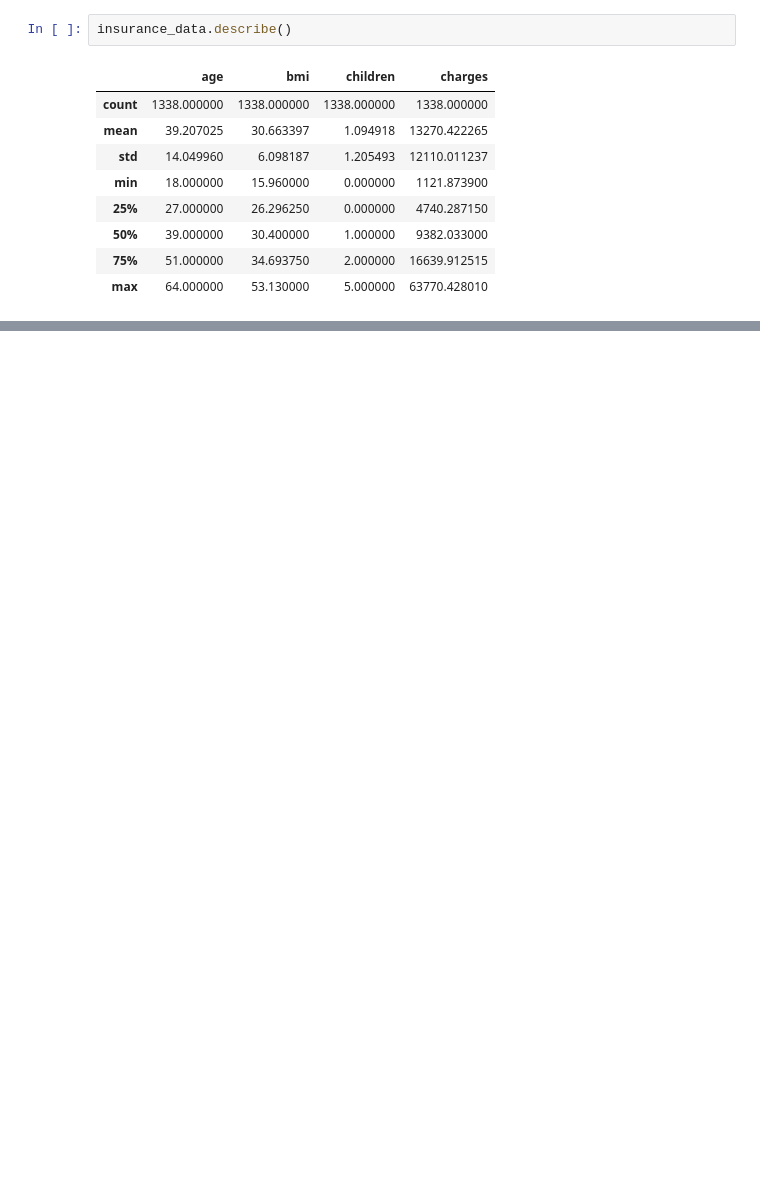
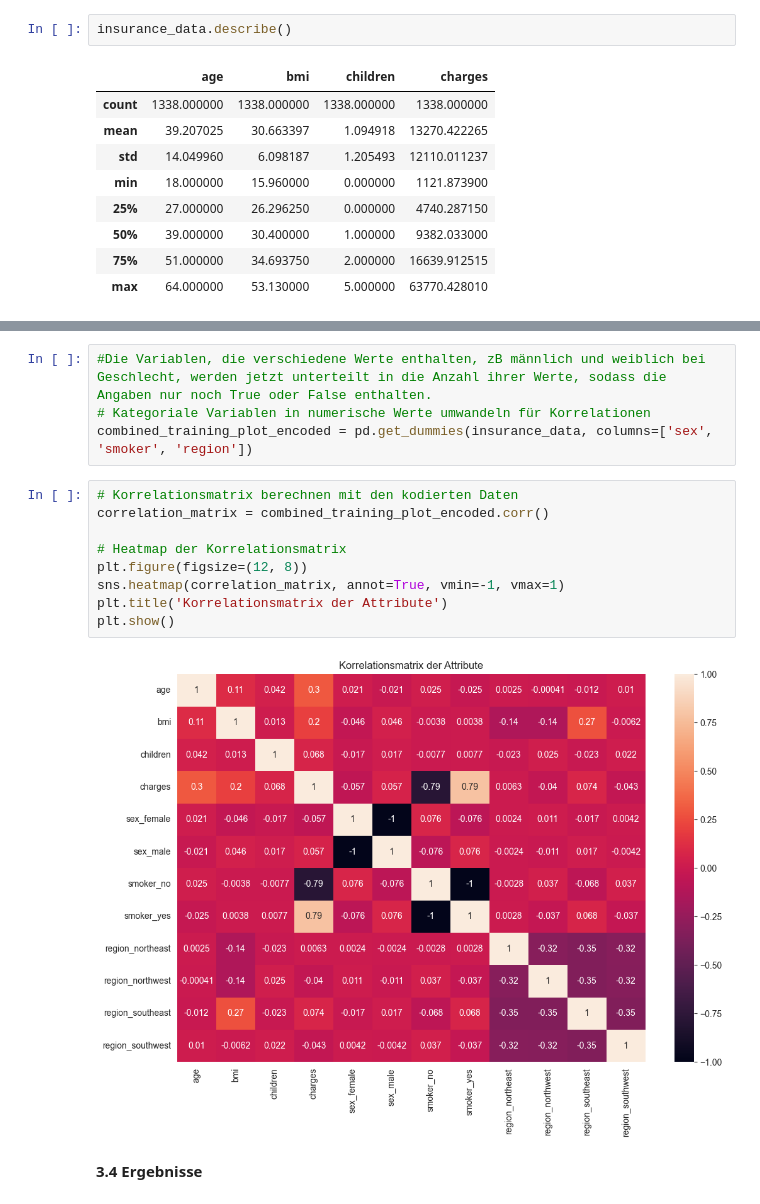
Before and after one commit to raaamk/ML_SoSe24, a Jupyter notebook: src/Assignments/Group Project/Medical Treatment Cost Estimation.ipynb, the cells around one changed output, grey strips where cells are left out. Cells and saved outputs as stored; diff of their text form; blank space fills up the shorter version.

```diff
--- a/src/Assignments/Group Project/Medical Treatment Cost Estimation.ipynb
+++ b/src/Assignments/Group Project/Medical Treatment Cost Estimation.ipynb
@@ -311,0 +341,17 @@ R^2 Score: 0.8644769479860557
+# %%
+#Die Variablen, die verschiedene Werte enthalten, zB männlich und weiblich bei Geschlecht, werden jetzt unterteilt in die Anzahl ihrer Werte, sodass die Angaben nur noch True oder False enthalten.
+# Kategoriale Variablen in numerische Werte umwandeln für Korrelationen
+combined_training_plot_encoded = pd.get_dummies(insurance_data, columns=['sex', 'smoker', 'region'])
+# %%
+# Korrelationsmatrix berechnen mit den kodierten Daten
+correlation_matrix = combined_training_plot_encoded.corr()
+
+# Heatmap der Korrelationsmatrix
+plt.figure(figsize=(12, 8))
+sns.heatmap(correlation_matrix, annot=True, vmin=-1, vmax=1)
+plt.title('Korrelationsmatrix der Attribute')
+plt.show()
+# %% [output]
+[figure, added]
+# %% [markdown]
+**3.4 Ergebnisse**
```
Also changed, not shown: parts of 66 cells of this notebook, 1 other file.
